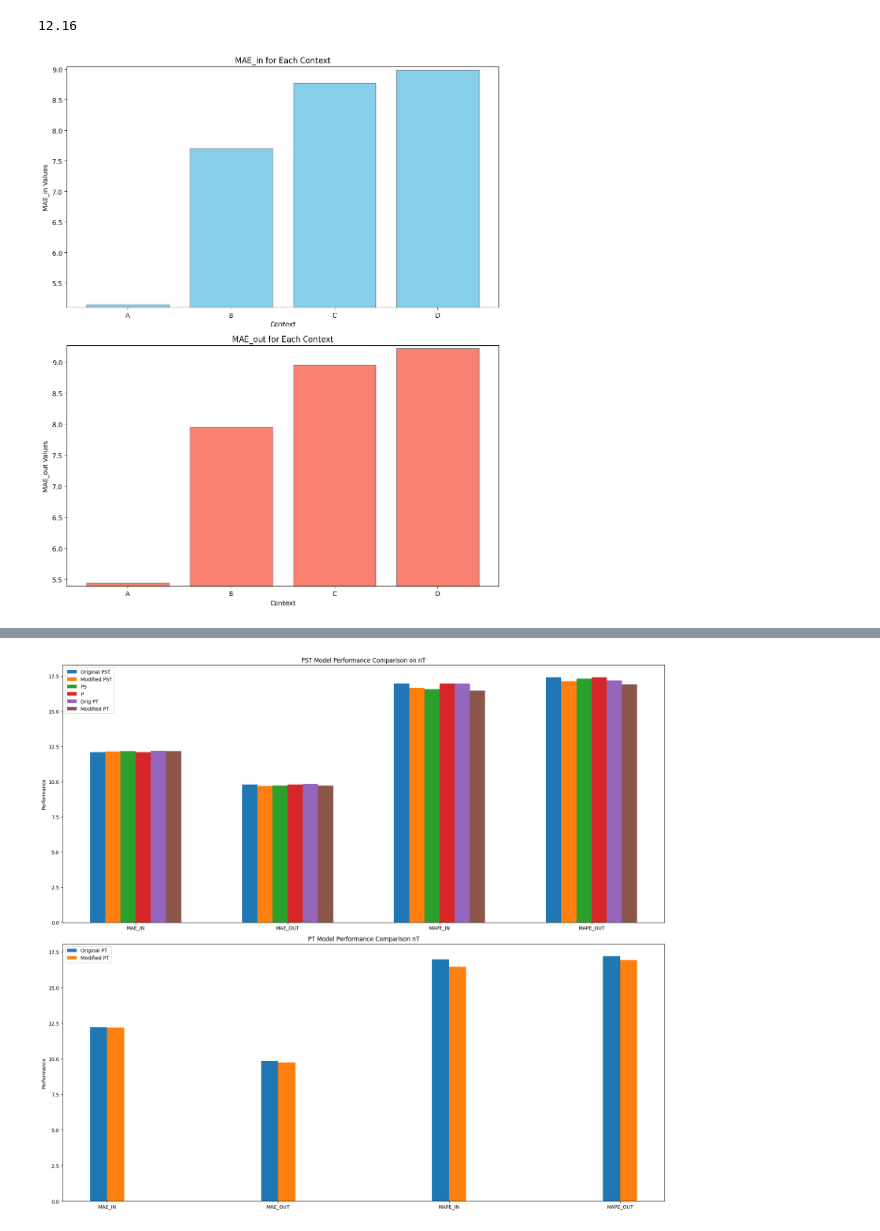
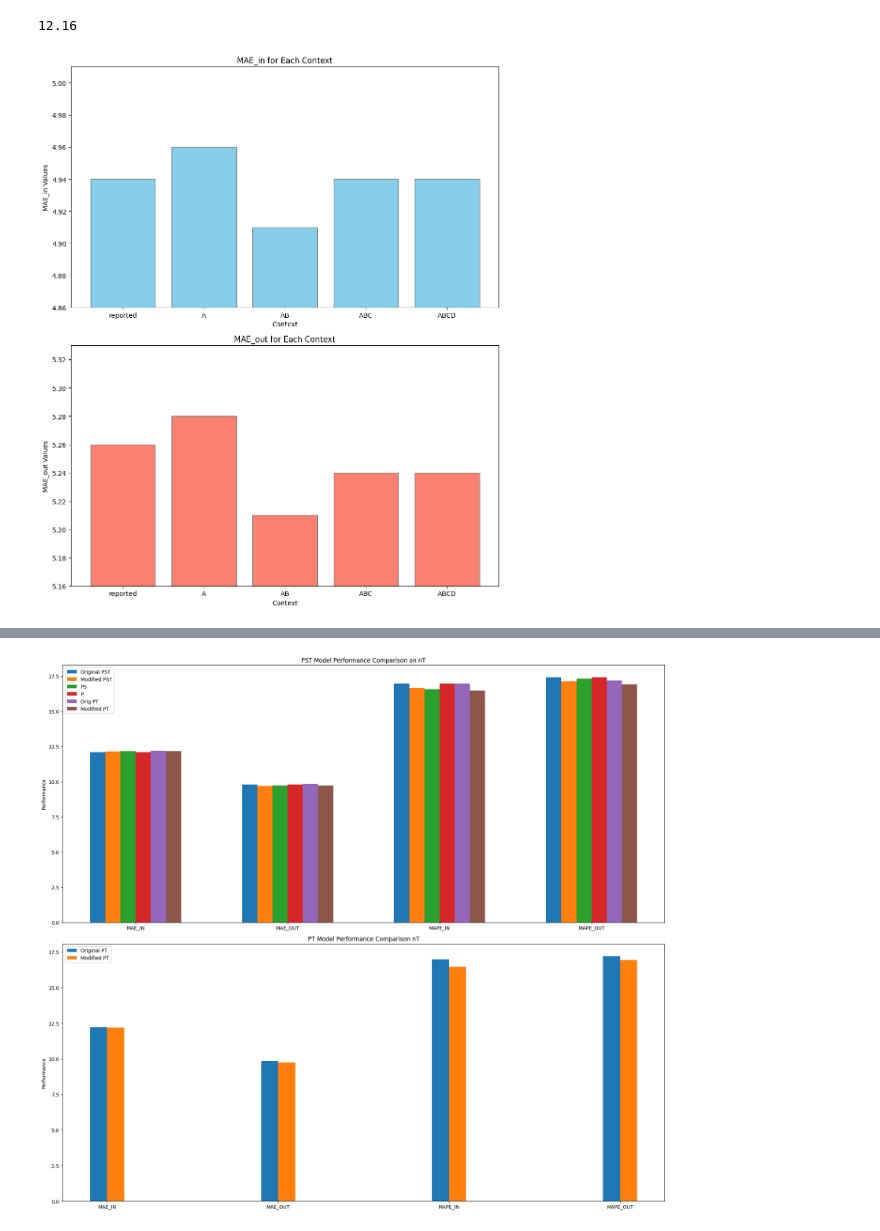
Before and after one commit to omerAJ/Hyb-STEX, a Jupyter notebook: plotting.ipynb, the cells around one changed output, grey strips where cells are left out. Drawn from its saved outputs; the diff is of its cells as text; code cells hidden in the pictures.

```diff
--- a/plotting.ipynb
+++ b/plotting.ipynb
@@ -45,34 +45,34 @@ import matplotlib.pyplot as plt
 # contexts = ['Context 35', 'Context 26', 'Context 17', 'Context 8']
 # MAE_in = [12.16, 12.02, 11.42, 12.04]  # NYT
 # MAE_out = [9.75, 9.754, 9.282, 9.66]  # NYT
 
 # contexts = ['A', 'B', 'C', 'D']
 # MAE_in = [4.92, 7.53, 8.09, 9.09]  # NB2
 # MAE_out = [4.61, 7.19, 7.77, 8.85]  # NB2
 
-contexts = ['A', 'B', 'C', 'D']
-MAE_in = [5.15, 7.70, 8.77, 8.99]  # NB1
-MAE_out = [5.44, 7.95, 8.95, 9.22]  # NB1
+contexts = ["reported", 'A', 'AB', 'ABC', 'ABCD']
+MAE_in = [4.94, 4.96, 4.91, 4.94, 4.94]  # NB1
+MAE_out = [5.26, 5.28, 5.21, 5.24, 5.24]  # NB1
 
 # Separate plots for MAE_in and MAE_out
 
 fig, axs = plt.subplots(2, 1, figsize=(10, 12))
 
 # MAE_in Plot
 axs[0].bar(contexts, MAE_in, color='skyblue', edgecolor='grey')
 axs[0].set_title('MAE_in for Each Context')
 axs[0].set_xlabel('Context')
 axs[0].set_ylabel('MAE_in Values')
 axs[0].set_ylim([min(MAE_in)-0.05, max(MAE_in)+0.05])  # Adjusted for better visualization
 
 # MAE_out Plot
 axs[1].bar(contexts, MAE_out, color='salmon', edgecolor='grey')
 axs[1].set_title('MAE_out for Each Context')
 axs[1].set_xlabel('Context')
 axs[1].set_ylabel('MAE_out Values')
 axs[1].set_ylim([min(MAE_out)-0.05, max(MAE_out)+0.05])  # Adjusted for better visualization
 
 plt.tight_layout()
 plt.show()
 # %% [output]
-[figure, old version]
+[figure, new version]
```
Also changed, not shown: parts of 2 cells of this notebook, 12 other files.
